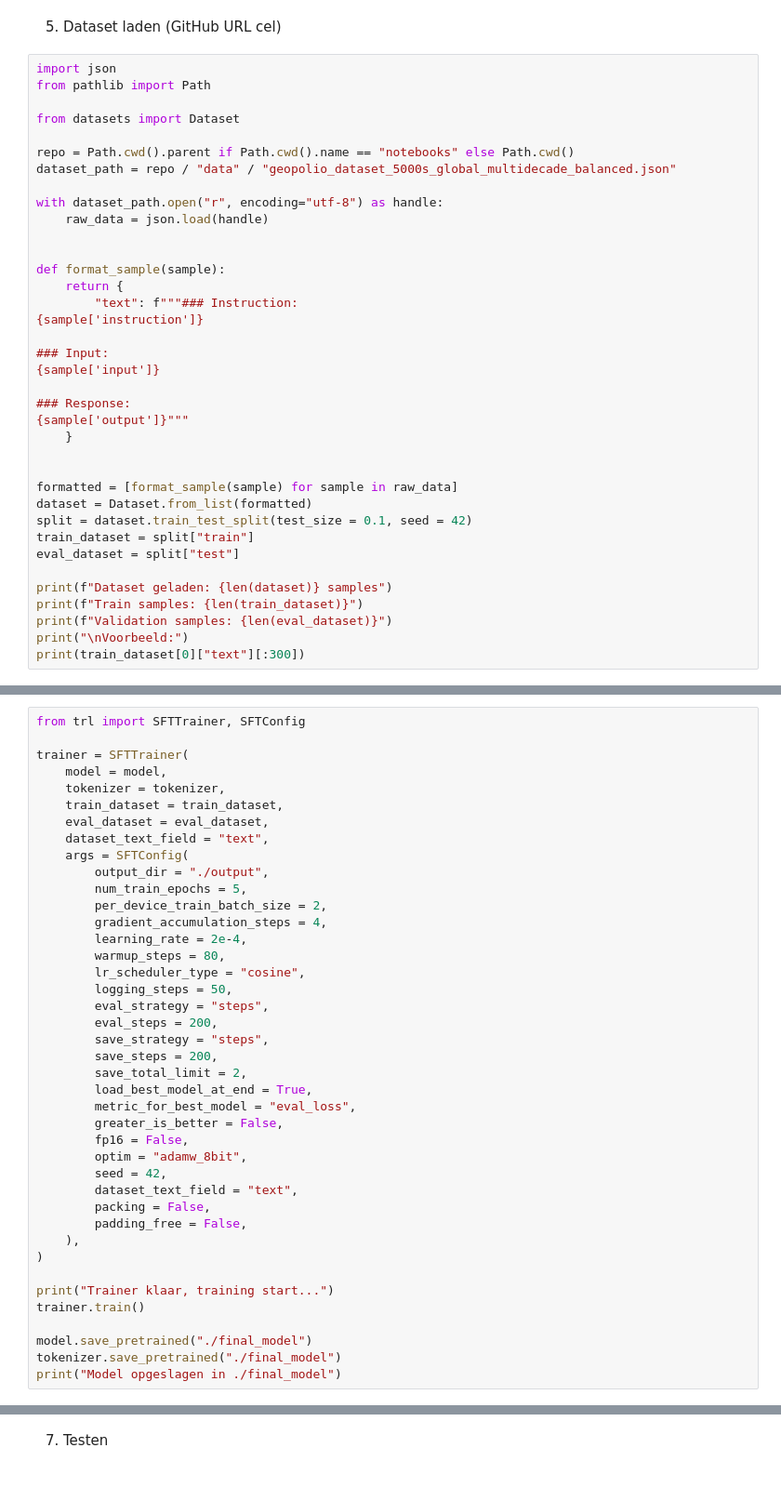
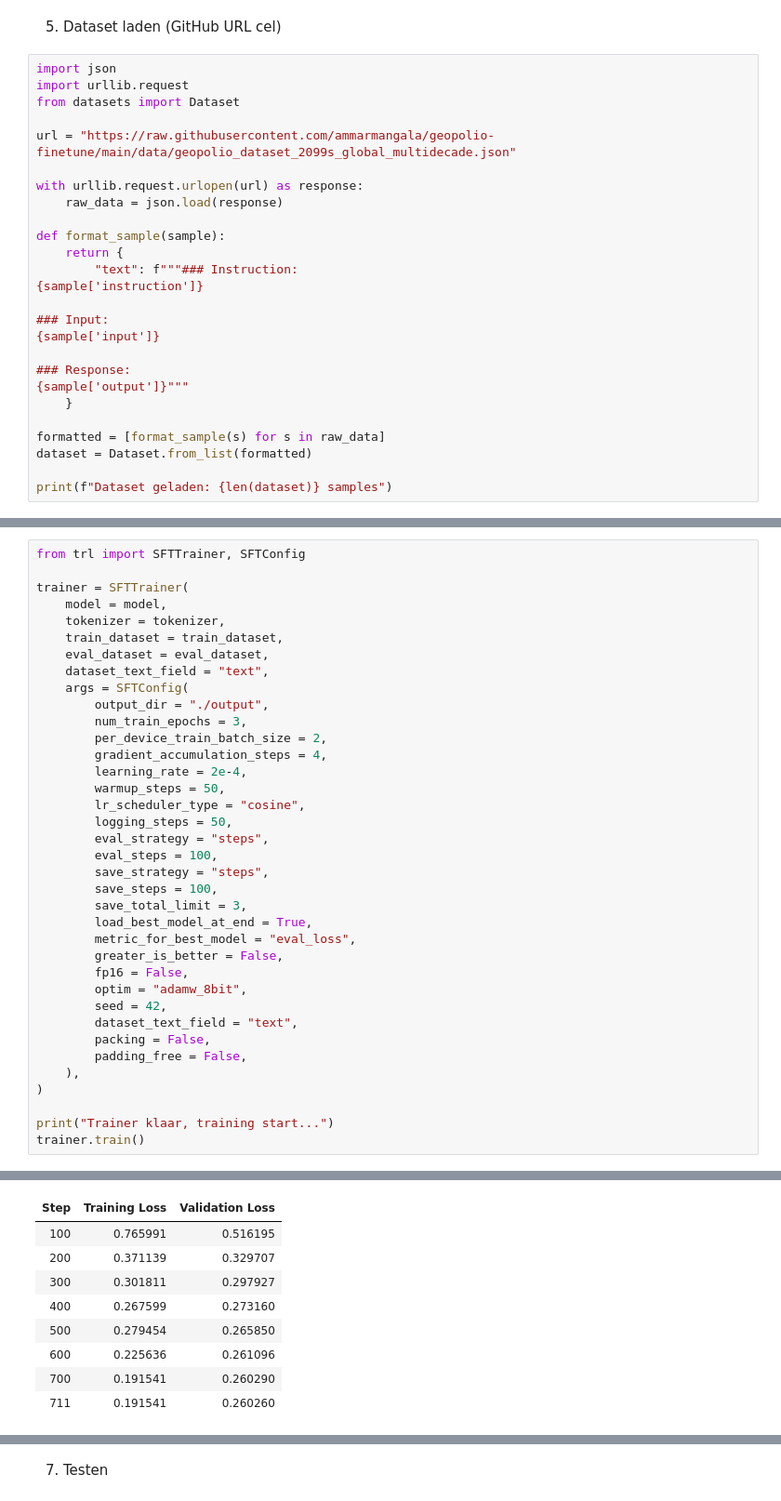
Before and after one commit to ammarmangala/geopolio-finetune, a Jupyter notebook: notebooks/geopolio_finetune.ipynb, the cells around one changed output, grey strips where cells are left out. Shown at 93% size. Saved outputs shown, nothing was run; the diff lists cells and outputs as text.

```diff
--- a/notebooks/geopolio_finetune.ipynb
+++ b/notebooks/geopolio_finetune.ipynb
@@ -41,16 +71,13 @@ print("LoRA geconfigureerd!")
 5. Dataset laden (GitHub URL cel)
 # %%
 import json
-from pathlib import Path
-
+import urllib.request
 from datasets import Dataset
 
-repo = Path.cwd().parent if Path.cwd().name == "notebooks" else Path.cwd()
-dataset_path = repo / "data" / "geopolio_dataset_5000s_global_multidecade_balanced.json"
+url = "https://raw.githubusercontent.com/ammarmangala/geopolio-finetune/main/data/geopolio_dataset_2099s_global_multidecade.json"
 
-with dataset_path.open("r", encoding="utf-8") as handle:
-    raw_data = json.load(handle)
-
+with urllib.request.urlopen(url) as response:
+    raw_data = json.load(response)
 
 def format_sample(sample):
     return {
@@ -64,15 +91,7 @@ def format_sample(sample):
 {sample['output']}"""
     }
 
-
-formatted = [format_sample(sample) for sample in raw_data]
+formatted = [format_sample(s) for s in raw_data]
 dataset = Dataset.from_list(formatted)
-split = dataset.train_test_split(test_size = 0.1, seed = 42)
-train_dataset = split["train"]
-eval_dataset = split["test"]
 
 print(f"Dataset geladen: {len(dataset)} samples")
-print(f"Train samples: {len(train_dataset)}")
-print(f"Validation samples: {len(eval_dataset)}")
-print("\nVoorbeeld:")
-print(train_dataset[0]["text"][:300])
@@ -89,18 +121,18 @@ trainer = SFTTrainer(
     dataset_text_field = "text",
     args = SFTConfig(
         output_dir = "./output",
-        num_train_epochs = 5,
+        num_train_epochs = 3,
         per_device_train_batch_size = 2,
         gradient_accumulation_steps = 4,
         learning_rate = 2e-4,
-        warmup_steps = 80,
+        warmup_steps = 50,
         lr_scheduler_type = "cosine",
         logging_steps = 50,
         eval_strategy = "steps",
-        eval_steps = 200,
+        eval_steps = 100,
         save_strategy = "steps",
-        save_steps = 200,
-        save_total_limit = 2,
+        save_steps = 100,
+        save_total_limit = 3,
         load_best_model_at_end = True,
         metric_for_best_model = "eval_loss",
         greater_is_better = False,
@@ -115,7 +147,4 @@ trainer = SFTTrainer(
 
 print("Trainer klaar, training start...")
 trainer.train()
-
-model.save_pretrained("./final_model")
-tokenizer.save_pretrained("./final_model")
-print("Model opgeslagen in ./final_model")
+# %% [output]
@@ -121,0 +159,9 @@ print("Model opgeslagen in ./final_model")
+| Step | Training Loss | Validation Loss |
+| 100 | 0.765991 | 0.516195 |
+| 200 | 0.371139 | 0.329707 |
+| 300 | 0.301811 | 0.297927 |
+| 400 | 0.267599 | 0.273160 |
+| 500 | 0.279454 | 0.265850 |
+| 600 | 0.225636 | 0.261096 |
+| 700 | 0.191541 | 0.260290 |
+| 711 | 0.191541 | 0.260260 |
```
Also changed, not shown: parts of 18 cells of this notebook.
